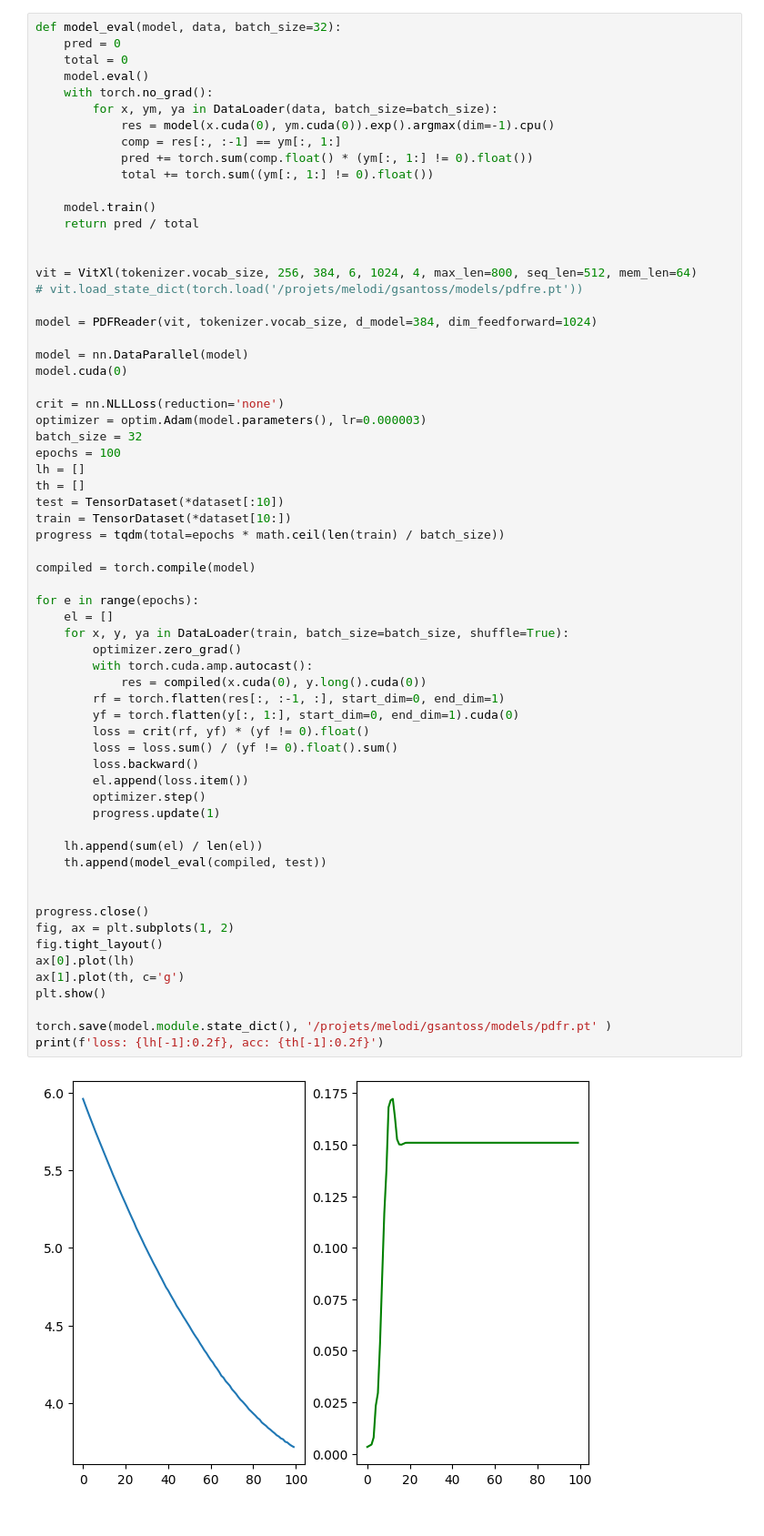
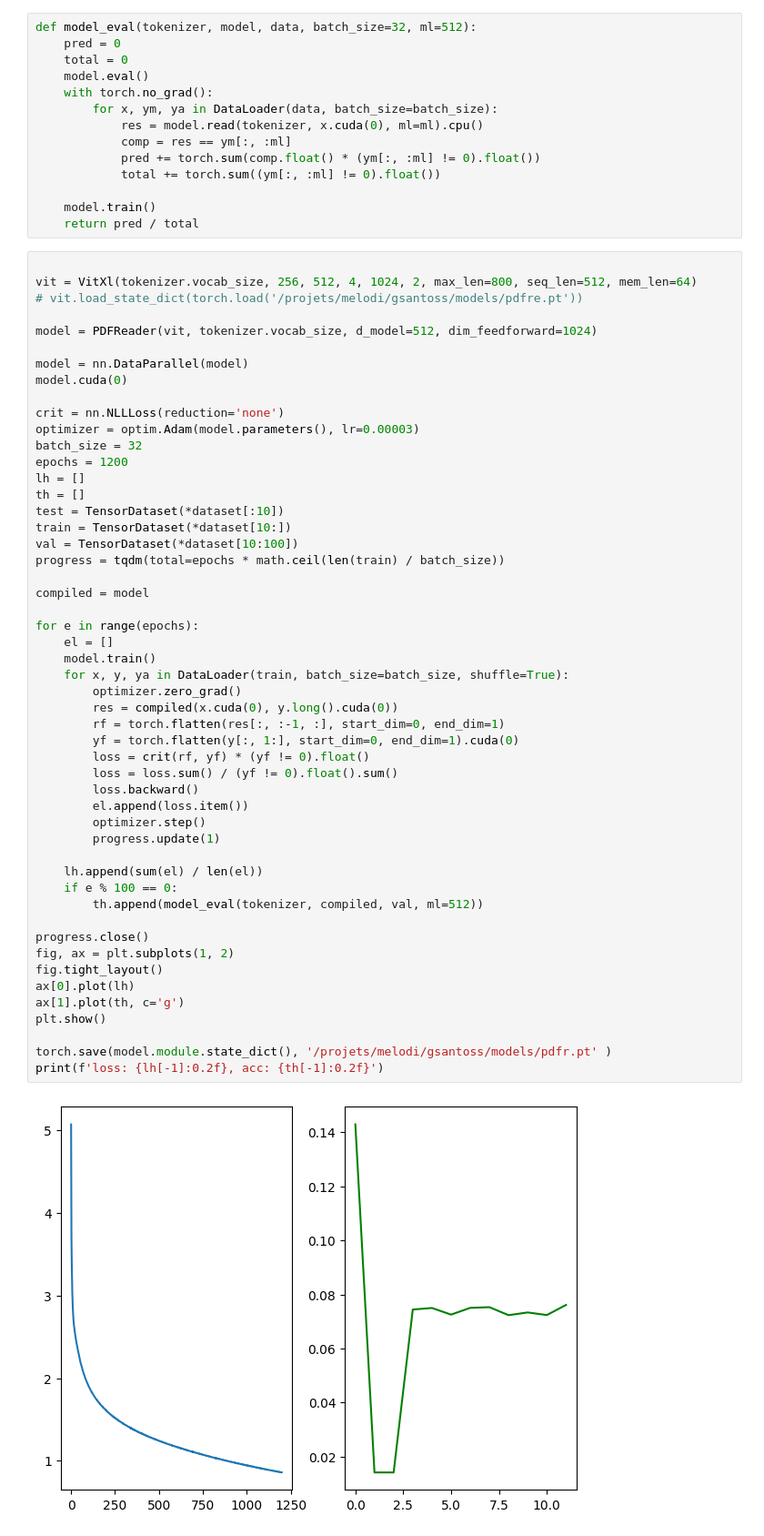
Before and after one commit to guihcs/pdf-read, a Jupyter notebook: pdfr.ipynb, the cells around one changed output. Shown at 91% size. Cells and saved outputs as stored; diff of their text form.

```diff
--- a/pdfr.ipynb
+++ b/pdfr.ipynb
@@ -463,66 +215,67 @@ class PDFReader(nn.Module):
+# %%
+def model_eval(tokenizer, model, data, batch_size=32, ml=512):
+    pred = 0
+    total = 0
+    model.eval()
+    with torch.no_grad():
+        for x, ym, ya in DataLoader(data, batch_size=batch_size):
+            res = model.read(tokenizer, x.cuda(0), ml=ml).cpu()
+            comp = res == ym[:, :ml]
+            pred += torch.sum(comp.float() * (ym[:, :ml] != 0).float())
+            total += torch.sum((ym[:, :ml] != 0).float())
+
+    model.train()
+    return pred / total
 # %%
-def model_eval(model, data, batch_size=32):
-    pred = 0
-    total = 0
-    model.eval()
-    with torch.no_grad():
-        for x, ym, ya in DataLoader(data, batch_size=batch_size):
-            res = model(x.cuda(0), ym.cuda(0)).exp().argmax(dim=-1).cpu()
-            comp = res[:, :-1] == ym[:, 1:]
-            pred += torch.sum(comp.float() * (ym[:, 1:] != 0).float())
-            total += torch.sum((ym[:, 1:] != 0).float())
 
-    model.train()
-    return pred / total
-
-
-vit = VitXl(tokenizer.vocab_size, 256, 384, 6, 1024, 4, max_len=800, seq_len=512, mem_len=64)
+vit = VitXl(tokenizer.vocab_size, 256, 512, 4, 1024, 2, max_len=800, seq_len=512, mem_len=64)
 # vit.load_state_dict(torch.load('/projets/melodi/gsantoss/models/pdfre.pt'))
 
-model = PDFReader(vit, tokenizer.vocab_size, d_model=384, dim_feedforward=1024)
+model = PDFReader(vit, tokenizer.vocab_size, d_model=512, dim_feedforward=1024)
 
 model = nn.DataParallel(model)
 model.cuda(0)
 
 crit = nn.NLLLoss(reduction='none')
-optimizer = optim.Adam(model.parameters(), lr=0.000003)
+optimizer = optim.Adam(model.parameters(), lr=0.00003)
 batch_size = 32
-epochs = 100
+epochs = 1200
 lh = []
 th = []
 test = TensorDataset(*dataset[:10])
 train = TensorDataset(*dataset[10:])
+val = TensorDataset(*dataset[10:100])
 progress = tqdm(total=epochs * math.ceil(len(train) / batch_size))
 
-compiled = torch.compile(model)
+compiled = model
 
 for e in range(epochs):
     el = []
+    model.train()
     for x, y, ya in DataLoader(train, batch_size=batch_size, shuffle=True):
         optimizer.zero_grad()
-        with torch.cuda.amp.autocast():
-            res = compiled(x.cuda(0), y.long().cuda(0))
+        res = compiled(x.cuda(0), y.long().cuda(0))
         rf = torch.flatten(res[:, :-1, :], start_dim=0, end_dim=1)
         yf = torch.flatten(y[:, 1:], start_dim=0, end_dim=1).cuda(0)
         loss = crit(rf, yf) * (yf != 0).float()
         loss = loss.sum() / (yf != 0).float().sum()
         loss.backward()
         el.append(loss.item())
         optimizer.step()
         progress.update(1)
 
     lh.append(sum(el) / len(el))
-    th.append(model_eval(compiled, test))
-
+    if e % 100 == 0:
+        th.append(model_eval(tokenizer, compiled, val, ml=512))
 
 progress.close()
 fig, ax = plt.subplots(1, 2)
 fig.tight_layout()
 ax[0].plot(lh)
 ax[1].plot(th, c='g')
 plt.show()
 
 torch.save(model.module.state_dict(), '/projets/melodi/gsantoss/models/pdfr.pt' )
 print(f'loss: {lh[-1]:0.2f}, acc: {th[-1]:0.2f}')
 # %% [output]
-[figure, old version]
+[figure, new version]
```
Also changed, not shown: parts of 10 cells of this notebook, 26 other files.
